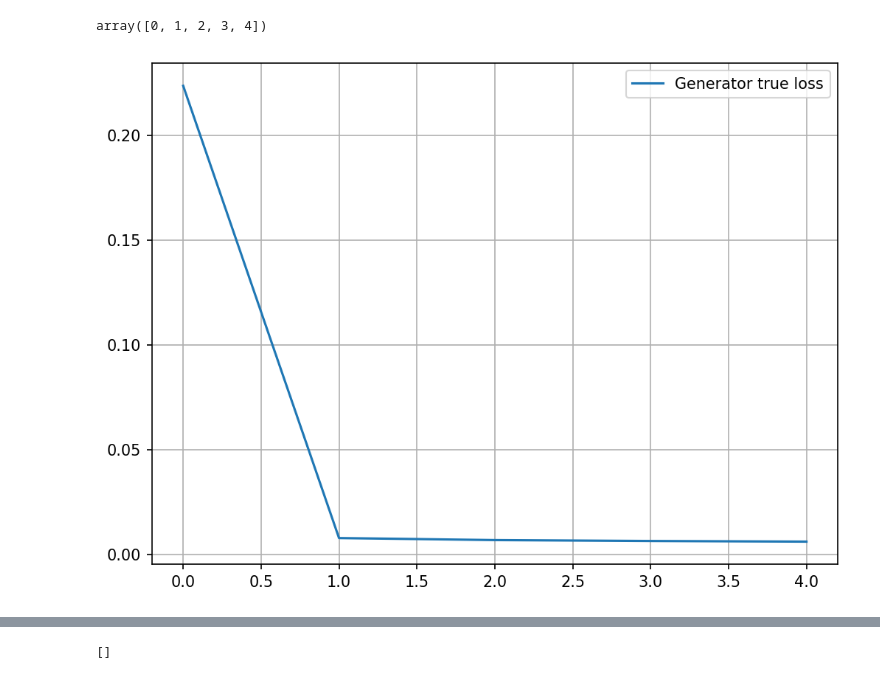
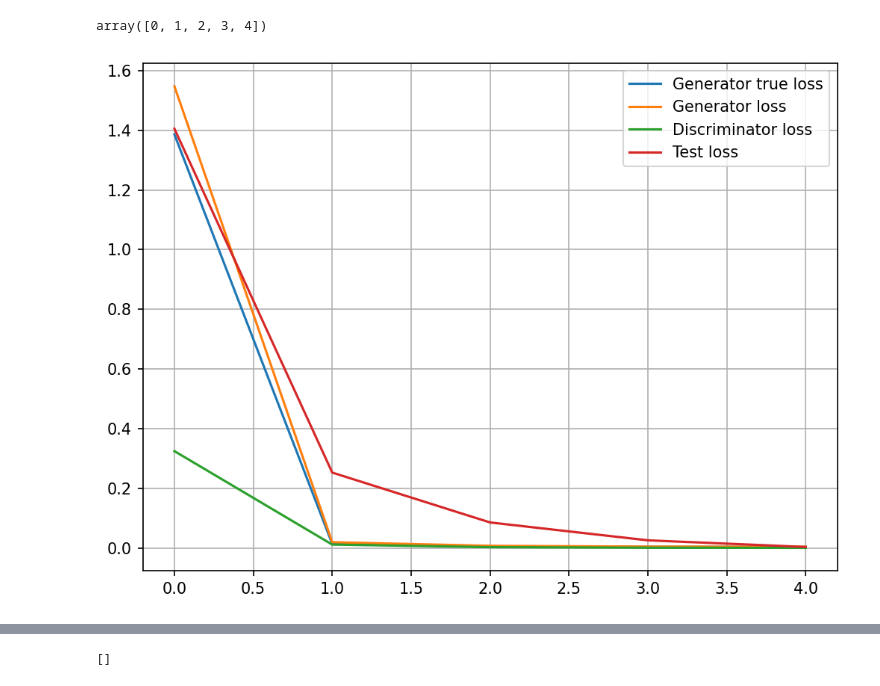
Before and after one commit to anuprulez/clade_prediction, a Jupyter notebook: analyse_results.ipynb, the cells around one changed output, grey strips where cells are left out. Drawn from its saved outputs; the diff is of its cells as text; code cells hidden in the pictures.

```diff
--- a/analyse_results.ipynb
+++ b/analyse_results.ipynb
@@ -6,5 +9,5 @@ import json
 # %%
-path_results = "test_results/19A_20A_19_Aug/"
+path_results = "test_results/20A_20C/"
 # %%
 def read_json(file_path):
     with open(file_path) as file:
@@ -27,7 +30,7 @@ def read_txt(file_path):
 tr_gen_true_loss = read_txt(path_results + "tr_gen_true_loss.txt")
 tr_gen_loss = read_txt(path_results + "tr_gen_loss.txt")
 tr_disc_loss = read_txt(path_results + "tr_disc_loss.txt")
-
+te_loss = read_txt(path_results + "te_loss.txt")
 epochs = np.arange(0, 5)
 epochs
 # %% [output]
@@ -38,17 +41,18 @@ import matplotlib.pyplot as plt
 # %%
 #dataframe = pd.DataFrame(list(zip(epochs, pretr_gen_loss, tr_gen_true_loss, tr_gen_loss, tr_disc_loss)), columns=["Epochs", "Pretrain gen loss","Tr gen true loss", "Tr gen loss", "Tr disc loss"])
 plt.figure(figsize=(8, 6), dpi=150)
 
 #plt.plot(epochs, pretr_gen_loss)
 plt.plot(epochs, tr_gen_true_loss)
-#plt.plot(epochs, tr_gen_loss)
-#plt.plot(epochs, tr_disc_loss)
+plt.plot(epochs, tr_gen_loss)
+plt.plot(epochs, tr_disc_loss)
+plt.plot(epochs, te_loss)
 #plt.ylim(-0.5, 1.25)
-plt.legend(["Generator true loss"])
+plt.legend(["Generator true loss", "Generator loss", "Discriminator loss", "Test loss"])
 plt.grid(True)
 plt.show()
 # %% [output]
-[figure, old version]
+[figure, new version]
 # %%
 df_true_pred = pd.read_csv(path_results + "true_predicted_df.csv")
 df_true_pred
```
Also changed, not shown: parts of 2 cells of this notebook, 2 other files.
